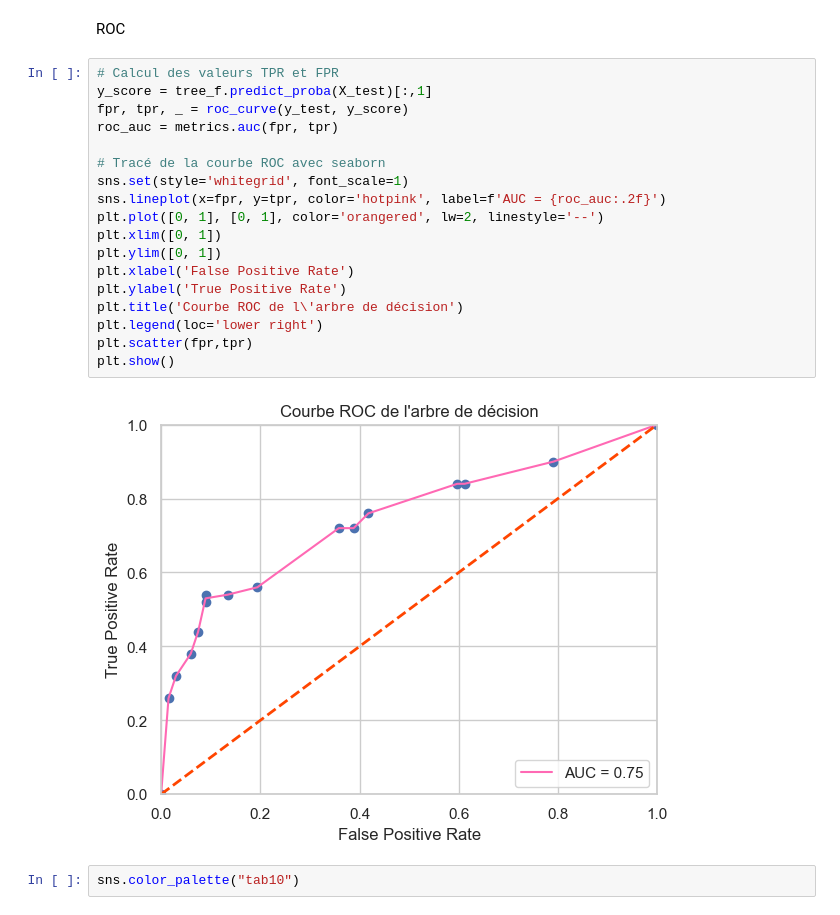
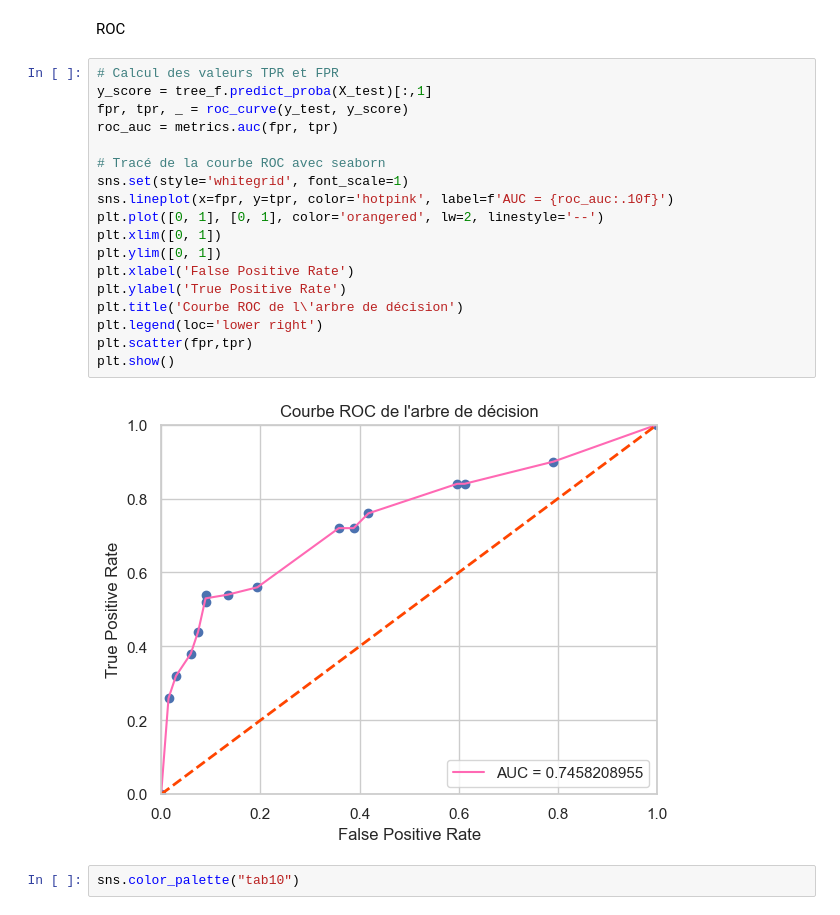
Before and after one commit to atekiouk/Sujet_2, a Jupyter notebook: Notebooks/Parameters_test.ipynb, the cells around one changed output. Saved outputs shown, nothing was run; the diff lists cells and outputs as text.

```diff
--- a/Notebooks/Parameters_test.ipynb
+++ b/Notebooks/Parameters_test.ipynb
@@ -356,23 +356,23 @@ ROC
 # %%
 # Calcul des valeurs TPR et FPR
 y_score = tree_f.predict_proba(X_test)[:,1]
 fpr, tpr, _ = roc_curve(y_test, y_score)
 roc_auc = metrics.auc(fpr, tpr)
 
 # Tracé de la courbe ROC avec seaborn
 sns.set(style='whitegrid', font_scale=1)
-sns.lineplot(x=fpr, y=tpr, color='hotpink', label=f'AUC = {roc_auc:.2f}')
+sns.lineplot(x=fpr, y=tpr, color='hotpink', label=f'AUC = {roc_auc:.10f}')
 plt.plot([0, 1], [0, 1], color='orangered', lw=2, linestyle='--')
 plt.xlim([0, 1])
 plt.ylim([0, 1])
 plt.xlabel('False Positive Rate')
 plt.ylabel('True Positive Rate')
 plt.title('Courbe ROC de l\'arbre de décision')
 plt.legend(loc='lower right')
 plt.scatter(fpr,tpr)
 plt.show()
 # %% [output]
-[figure, old version]
+[figure, new version]
 # %%
 sns.color_palette("tab10")
 # %% [output]
```
Also changed, not shown: 1 other file.
